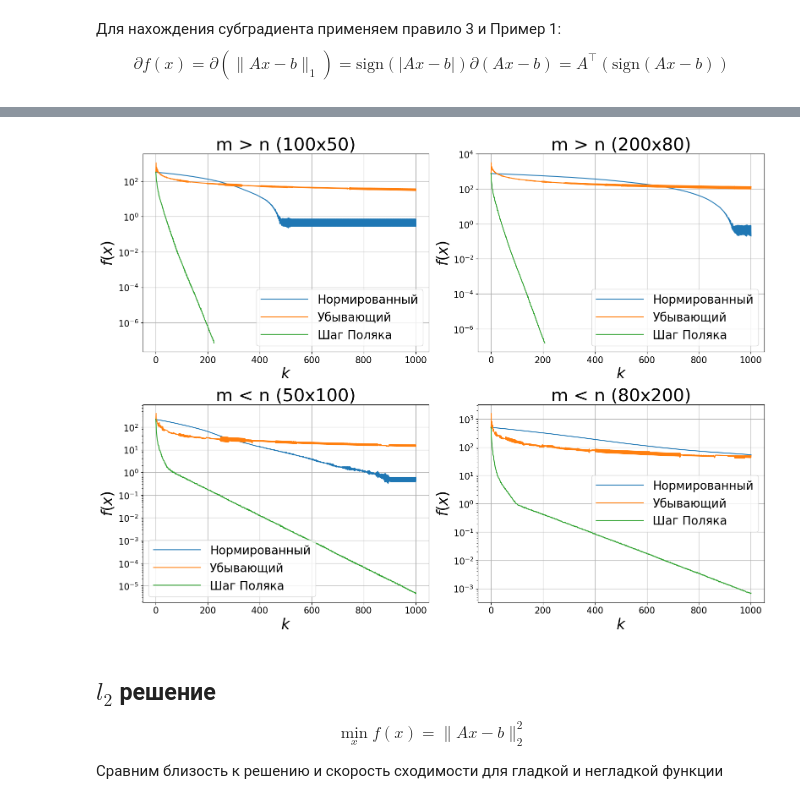
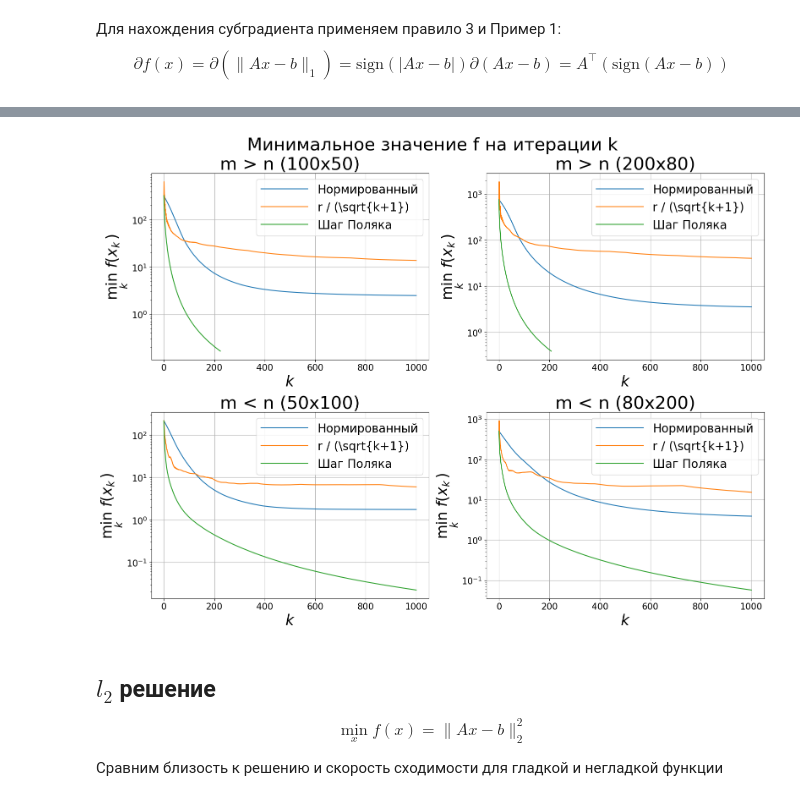
Before and after one commit to DredderGun/math_opt_course, a Jupyter notebook: lesson4_non_smooth_obj/sem3_subgrad.ipynb, the cells around one changed output, grey strips where cells are left out. Saved outputs shown, nothing was run; the diff lists cells and outputs as text; code cells hidden in the pictures.

```diff
--- a/lesson4_non_smooth_obj/sem3_subgrad.ipynb
+++ b/lesson4_non_smooth_obj/sem3_subgrad.ipynb
@@ -4,7 +4,9 @@ import time
 import matplotlib.pyplot as plt
 import matplotlib
 # %%
-def parse_logs(xhistory, ret_time=False, funcx=None):
+def parse_logs(xhistory, ret_time=False, funcx=None, prehandler=None):
+    if prehandler is not None:
+        xhistory = prehandler(xhistory)
     values = [funcx(x) for x, _ in xhistory]
     if ret_time:
         times = [t for _, t in xhistory]
@@ -190,7 +184,7 @@ class ScaledConstantStepSize(StepSize):
         self.alpha0 = alpha0
 
     def __call__(self, x, h, k, gradf, f, *args, **kwargs):
-        return self.alpha0 / np.linalg.norm(gradf(x))**2
+        return self.alpha0 / np.linalg.norm(gradf(x))
 
 # шаг Поляка
 class PolyakStepSize(StepSize):
@@ -217,3 +217,12 @@ def subgrad_func_SLE_l1(A, b):
+# %%
+# рекордно минимальное значение на каждой итерации
+def make_prehandler(f):
+    def handler(hist_log):
+        xs, ts = zip(*hist_log)
+        fvals = np.array([f(x) for x in xs])
+        min_fvals = np.minimum.accumulate(fvals)
+        return list(zip(min_fvals, ts))
+    return handler
 # %%
 %matplotlib inline
 np.random.seed(42)
@@ -235,39 +244,47 @@ for idx, config in enumerate(configs):
     A = np.random.randn(m, n)
     x_true = np.random.rand(n)
     b = A.dot(x_true)
     x0 = np.zeros(n)
     f_l1 = func_SLE_l1(A, b)
     subgradf_l1 = subgrad_func_SLE_l1(A, b)
     epsilon = 1e-9
 
     methods = [
-        GradientDescent(ScaledConstantStepSize(1), name="Нормированный"),
-        GradientDescent(SeqStepSize(d=0.5, alpha0=0.1), name="Убывающий"),
+        GradientDescent(ScaledConstantStepSize(1e-1), name="Нормированный"),
+        GradientDescent(SeqStepSize(d=0.5, alpha0=0.1), name="r / (\sqrt{k+1})"),
         GradientDescent(PolyakStepSize(f_sol=np.abs(A.dot(x_true) - b).sum()), name="Шаг Поляка"),
     ]
 
     for method in methods:
         method.history = []
         method.solve(x0, f_l1, subgradf_l1, tol=epsilon, max_iter=1000)
 
     ax = axes[idx]
-    funcx = lambda x: f_l1(x)
+    funcx = lambda x: x
+
+    prehandler = make_prehandler(f_l1)
+
     for method in methods:
         xhistory = method.history
         if not xhistory: continue
-        iters, values = parse_logs(xhistory, ret_time=False, funcx=funcx)
+        iters, values = parse_logs(xhistory, ret_time=False, funcx=funcx, prehandler=prehandler)
         ax.semilogy(iters, values, label=method.name, linewidth=1.5)
 
     ax.grid()
-    ax.set_ylabel(r"$f(x)$")
+
+
+    ax.set_title(title)
+    ax.set_ylabel(r"$\min_k \ f(x_k)$")
     ax.set_xlabel(r"$k$")
     ax.set_title(title)
     ax.legend()
 
+title = f"Минимальное значение f на итерации k"
+plt.suptitle(title, fontsize=30)
 plt.tight_layout()
 plt.show()
 # %% [output]
-[figure, old version]
+[figure, new version]
 # %% [markdown]
 ## $l_2$ решение
 
```
Also changed, not shown: parts of 15 cells of this notebook.
